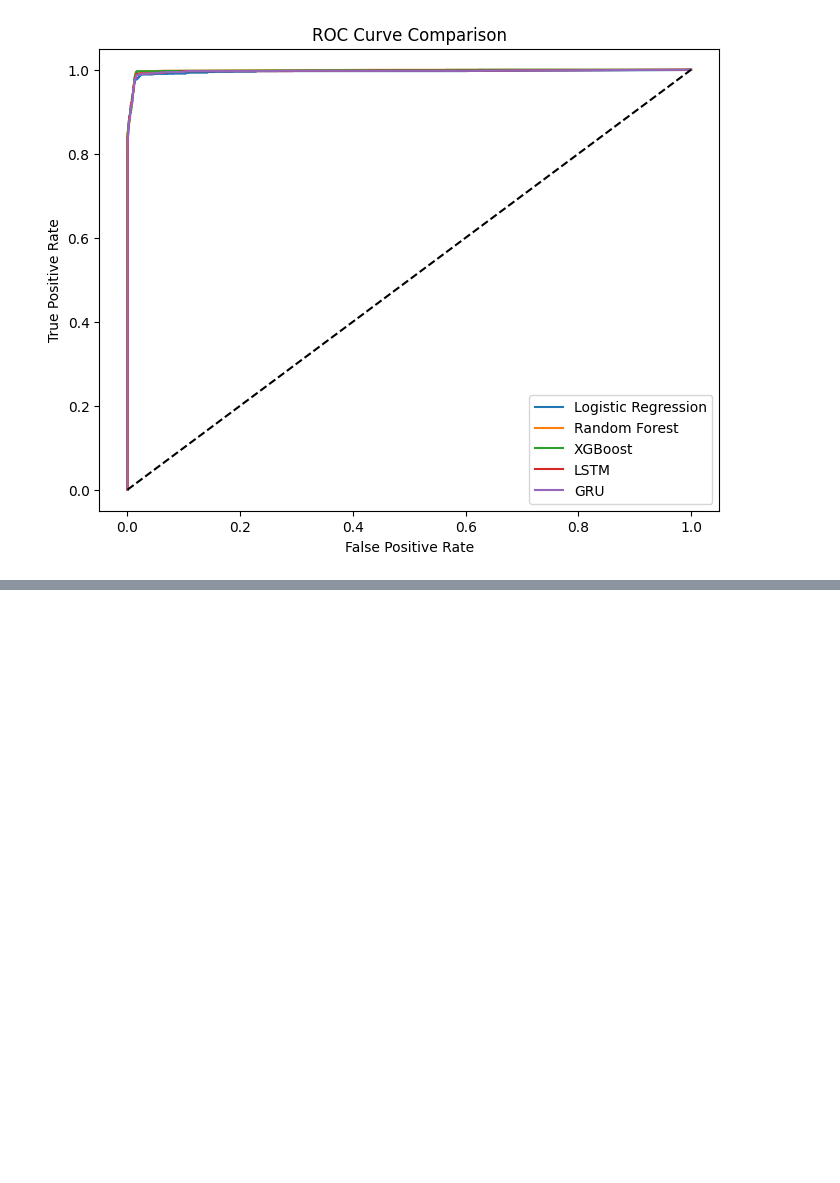
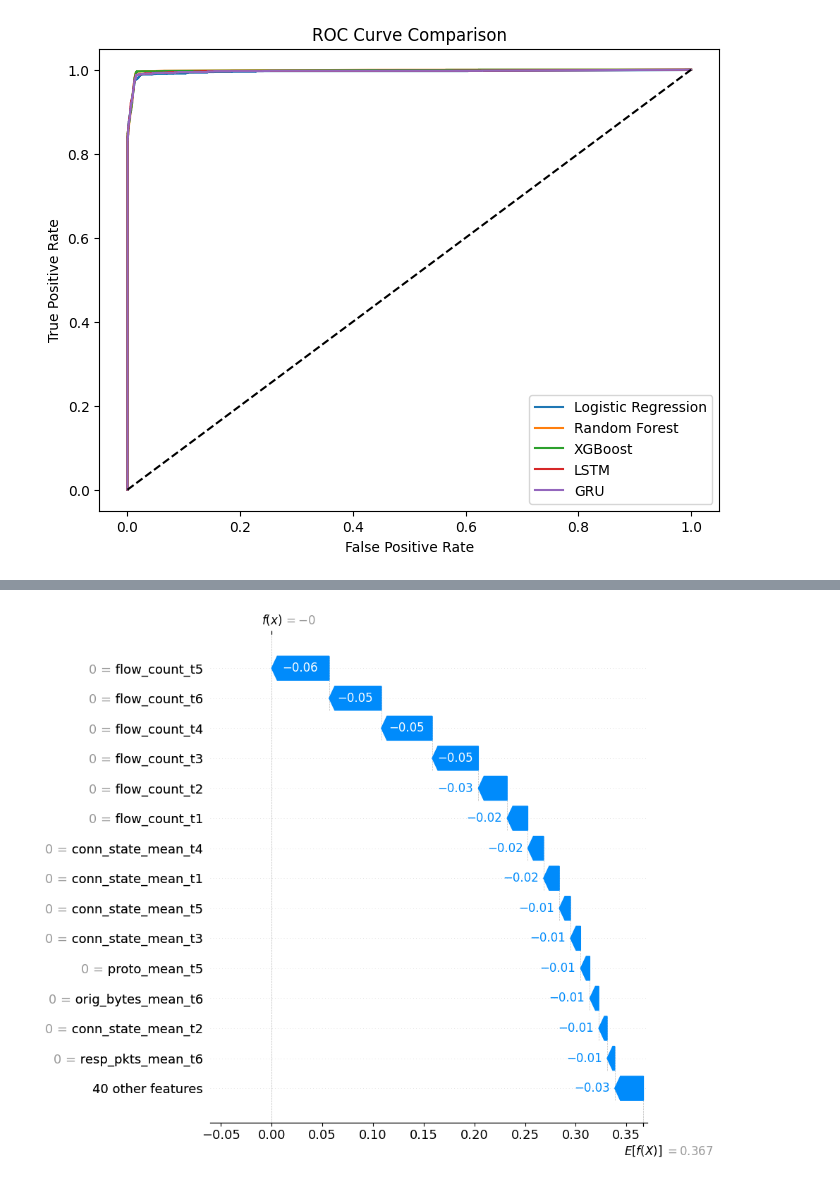
Before and after one commit to fardin0045/iot-compromise-, a Jupyter notebook: eaarly-2.ipynb, the cells around one changed output, grey strips where cells are left out. Cells and saved outputs as stored; diff of their text form; code cells hidden in the pictures; blank space fills up the shorter version.

```diff
--- a/eaarly-2.ipynb
+++ b/eaarly-2.ipynb
@@ -1240,0 +1398,23 @@ plt.show()
+# %%
+# ============================================================
+# Create DataFrame with feature names
+#EXPLAINABLE AI (SHAP)
+# CELL 5 (FIXED)
+# Waterfall Plot
+# ============================================================
+
+import pandas as pd
+
+X_train_df = pd.DataFrame(X_train_ml, columns=feature_names)
+X_test_df = pd.DataFrame(X_test_ml, columns=feature_names)
+
+# Create explainer
+explainer = shap.Explainer(rf, X_train_df)
+
+# Explain first sample
+shap_exp = explainer(X_test_df.iloc[[0]])
+
+# Waterfall plot
+shap.plots.waterfall(shap_exp[0, :, 1], max_display=15)
+# %% [output]
+[figure, added]
```
Also changed, not shown: parts of 24 cells of this notebook.
